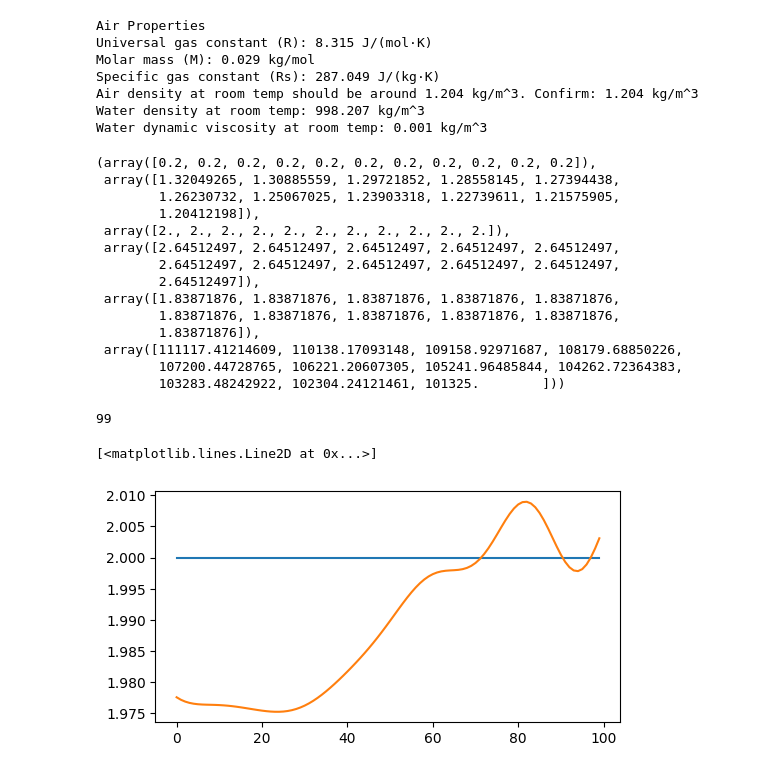
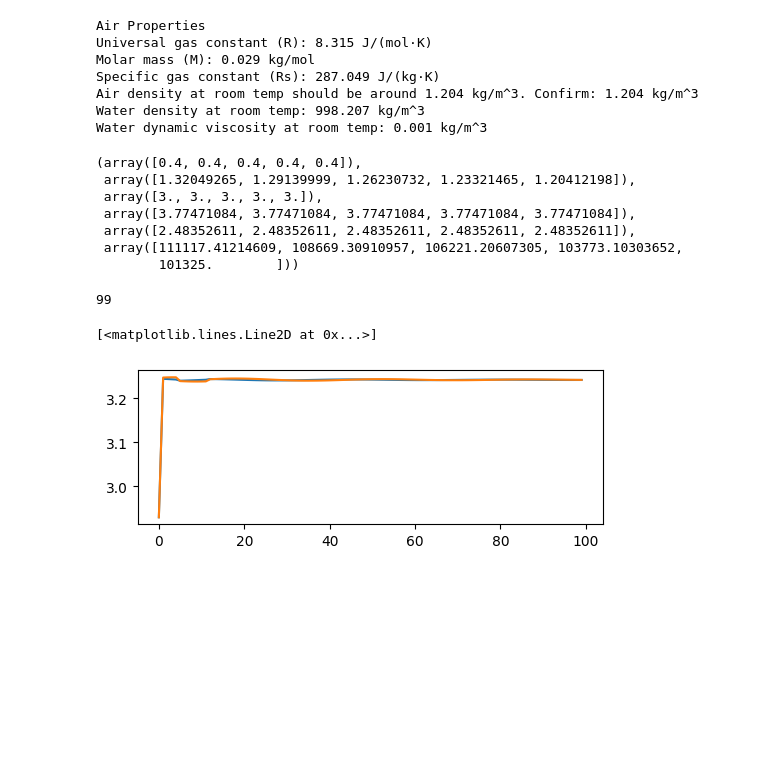
Before and after one commit to wujorgen/2d_heat_conduction, a Jupyter notebook: drift_flux/drift_flux_1.ipynb, the cells around one changed output. Cells and saved outputs as stored; diff of their text form; code cells hidden in the pictures; blank space fills up the shorter version.

Commit message:
nvrmind the inlet pressure bc kinda works? i'm not fully understanding how to constrain the system. i have to set the inlet void fraction. but it does work.

```diff
--- a/drift_flux/drift_flux_1.ipynb
+++ b/drift_flux/drift_flux_1.ipynb
@@ -7,11 +7,11 @@ from dataclasses import dataclass
 from copy import deepcopy
 # %%
 # Finite Difference Grid
-NX = 11
+NX = 5
 L = 1
 X = np.linspace(0, L, NX, endpoint=True)
 dx = L / (NX - 1)
-D = 0.05
+D = 1 / 39.37
 dt = 0.01
 T_end = 1
 NT = T_end / dt + 1
@@ -77,13 +77,14 @@ class VARS:
     when pressure, there should be no axial velocity gradient'''
 @dataclass
 class CONFIG:
-    inlet_bc_type = "velocity"
+    inlet_bc_type = "pressure"
     inlet_bc_val = 0
     exit_bc_type = "pressure"
     exit_bc_val = P_ATM
-    relax_p = 0.6
+    relax_p = 0.3
     relax_v = 0.6
-    err_thresh = 40
+    max_itr = 1e3
+    err_thresh = 32
 
 
 # initialize
@@ -97,16 +98,16 @@ var.P += (X[-1] - X) * g_eff * rho_l
 var.rho_g = fn_rho_g(var.P, T_AMB)
 
 # assume 0.2 void
-ALPHA_G_IN = 0.2
+ALPHA_G_IN = 0.4
 var.alpha_g += ALPHA_G_IN
 
 # mixture velocity at inlet
 #V_L_IN = 2
 #V_G_IN = 2.86
-V_M_IN = 2 # ALPHA_G_IN * V_G_IN + (1 - ALPHA_G_IN) * V_L_IN
+V_M_IN = 3 # ALPHA_G_IN * V_G_IN + (1 - ALPHA_G_IN) * V_L_IN
 var.V_m += V_M_IN
-cfg.inlet_bc_val = V_M_IN
-#cfg.inlet_bc_val = P_ATM + 6895 * 7
+#cfg.inlet_bc_val = V_M_IN
+cfg.inlet_bc_val = P_ATM + 6895 * 2.2
 
 # decompose this into phase velocities
 var.V_g = C0 * var.V_m + V_gj
@@ -114,25 +115,22 @@ var.V_l = (var.V_m - var.alpha_g * var.V_g) / (1 - var.alpha_g)
 
 var.alpha_g, var.rho_g, var.V_m, var.V_g, var.V_l, var.P
 # %% [output]
-(array([0.2, 0.2, 0.2, 0.2, 0.2, 0.2, 0.2, 0.2, 0.2, 0.2, 0.2]),
- array([1.32049265, 1.30885559, 1.29721852, 1.28558145, 1.27394438,
-        1.26230732, 1.25067025, 1.23903318, 1.22739611, 1.21575905,
-        1.20412198]),
- array([2., 2., 2., 2., 2., 2., 2., 2., 2., 2., 2.]),
- array([2.64512497, 2.64512497, 2.64512497, 2.64512497, 2.64512497,
-        2.64512497, 2.64512497, 2.64512497, 2.64512497, 2.64512497,
-        2.64512497]),
- array([1.83871876, 1.83871876, 1.83871876, 1.83871876, 1.83871876,
-        1.83871876, 1.83871876, 1.83871876, 1.83871876, 1.83871876,
-        1.83871876]),
- array([111117.41214609, 110138.17093148, 109158.92971687, 108179.68850226,
-        107200.44728765, 106221.20607305, 105241.96485844, 104262.72364383,
-        103283.48242922, 102304.24121461, 101325.        ]))
+(array([0.4, 0.4, 0.4, 0.4, 0.4]),
+ array([1.32049265, 1.29139999, 1.26230732, 1.23321465, 1.20412198]),
+ array([3., 3., 3., 3., 3.]),
+ array([3.77471084, 3.77471084, 3.77471084, 3.77471084, 3.77471084]),
+ array([2.48352611, 2.48352611, 2.48352611, 2.48352611, 2.48352611]),
+ array([111117.41214609, 108669.30910957, 106221.20607305, 103773.10303652,
+        101325.        ]))
 # %%
 # some helper functions
-def fn_dPdx(P:np.ndarray, dx:float):
+def fn_dPdx(P:np.ndarray, dx:float, mode:str="center"):
     dPdx = np.zeros_like(P)
-    dPdx[1:-1] = (P[2:] - P[:-2]) / (2 * dx)
+    match mode:
+        case "upwind":
+            dPdx[1:-1] = (P[1:-1] - P[:-2]) / (dx)
+        case _:
+            dPdx[1:-1] = (P[2:] - P[:-2]) / (2 * dx)
     return dPdx
 
 def fn_fric(var:VARS, D):
@@ -154,7 +152,7 @@ def calc_v_star(var:VARS, cfg:CONFIG):
     RHS = - (1 / rho_m) * dPdx - g_eff - 2 * fn_fric(var, D) * var.V_m**2 / D
 
     # (v_m_star - v_m) / dt + v_m d/dx v_m =  RHS
-    v_star = var.V_m + dt * (-var.V_m * fn_dPdx(var.V_m, dx) + RHS)
+    v_star = var.V_m + dt * (-var.V_m * fn_dPdx(var.V_m, dx, "upwind") + RHS)
 
     # enforce BC
     match (cfg.inlet_bc_type):
@@ -179,7 +177,7 @@ def calc_v_star(var:VARS, cfg:CONFIG):
 def calc_p_correction(var:VARS, cfg:CONFIG, var_old:VARS|None=None):
     """Calculate pressure correction from intermediate velocity field."""
     rho_m = var.alpha_g * var.rho_g + (1 - var.alpha_g) * rho_l
-    RHS = - fn_dPdx(rho_m * var.V_m, dx)
+    RHS = - fn_dPdx(rho_m * var.V_m, dx, "upwind")
     if var_old is not None:
         rho_m_old = var_old.alpha_g * var_old.rho_g + (1 - var_old.alpha_g) * rho_l
         RHS -= (rho_m - rho_m_old) / dt
@@ -241,12 +239,10 @@ def SIMPLE_drift_flux(var:VARS, cfg:CONFIG):
     var_next.alpha_g[1:-1] = var.alpha_g[1:-1] - dt * d_flux_dx
     var_next.alpha_g = np.clip(var_next.alpha_g, 0.01, 0.99)
     match cfg.inlet_bc_type:
-        case "velocity":
+        #case "pressure":
+        #    var_next.alpha_g[0] = var_next.alpha_g[1]
+        case _:
             var_next.alpha_g[0] = var.alpha_g[0]
-        case "pressure":
-            var_next.alpha_g[0] = var_next.alpha_g[1]
-        case _:
-            raise ValueError()
     match cfg.exit_bc_type:
         case "velocity":
             var_next.alpha_g[-1] = var.alpha_g[-1]
@@ -271,34 +267,42 @@ def SIMPLE_drift_flux(var:VARS, cfg:CONFIG):
 def solve_timestep(var, cfg):
     residual_history = []
     res = 1e6
-    while res > cfg.err_thresh:
+    itr = 0
+    while res > cfg.err_thresh and itr < cfg.max_itr:
         var, res, cfl = SIMPLE_drift_flux(var, cfg)
+        if cfl > 0.5:
+            print("CFL WARNING")
         residual_history.append(res)
+        itr += 1
+    if res > cfg.err_thresh:
+        print("NOT CONVERGED")
     return var, residual_history
 
 def transient_solution(var, cfg):
     transient_history = []
+    logs = []
     for tdx in range(100):
         #print(tdx)
         var, log = solve_timestep(var, cfg)
         transient_history.append(var)
+        logs.append(log)
     print(tdx)
-    return transient_history
+    return transient_history, logs
 
 #um, log = solve_timestep(var, cfg)
 #plt.semilogy(log)
 #um.rho_g, var.rho_g
 
-sols = transient_solution(var, cfg)
+sols, logs = transient_solution(var, cfg)
 # %% [output]
 99
 # %%
 # mixture velocity, inlet and exit
-plt.figure(figsize=(6,3))
+plt.figure(figsize=(6,2))
 plt.plot([sol.V_m[0] for sol in sols])
 plt.plot([sol.V_m[-1] for sol in sols])
 # %% [output]
 [<matplotlib.lines.Line2D at 0x...>]
-[figure, old version]
+[figure, new version]
 # %%
 # gas velocity, inlet and exit
```
Also changed, not shown: parts of 6 cells of this notebook.
